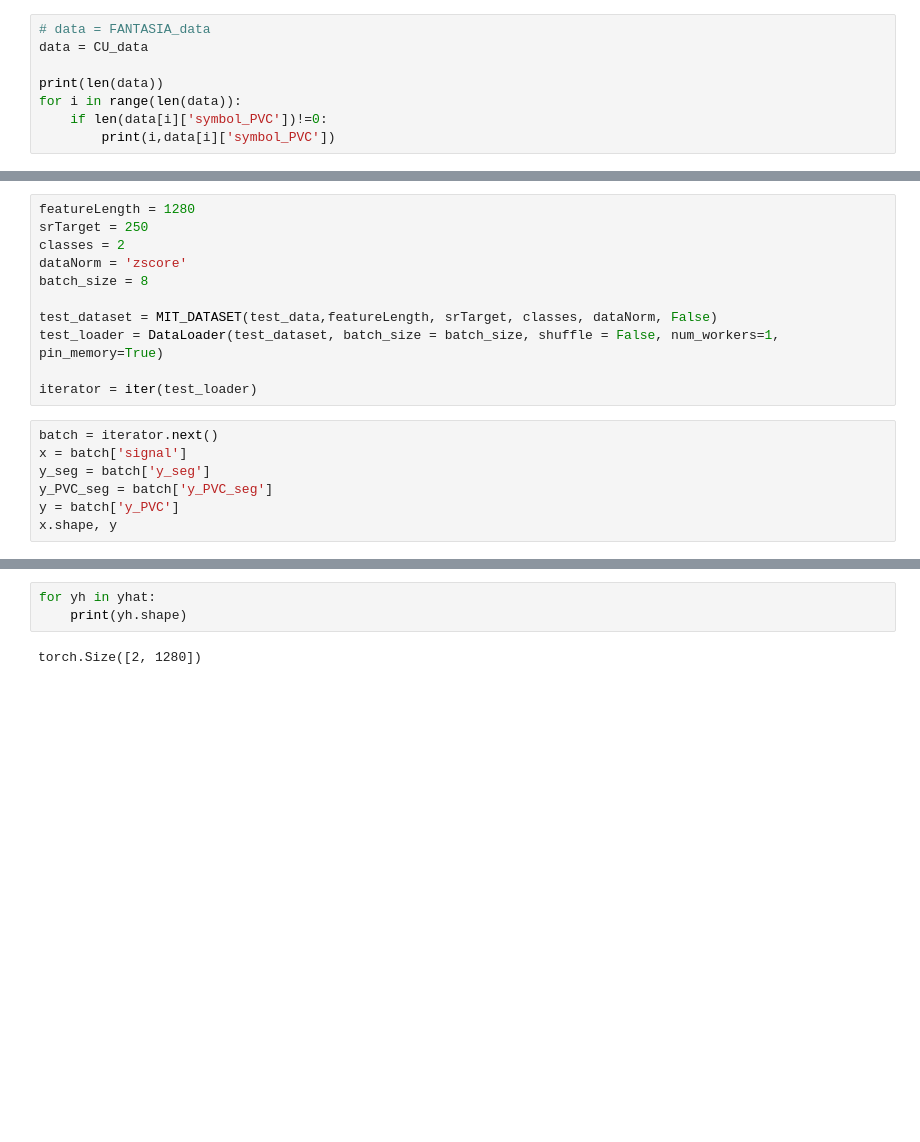
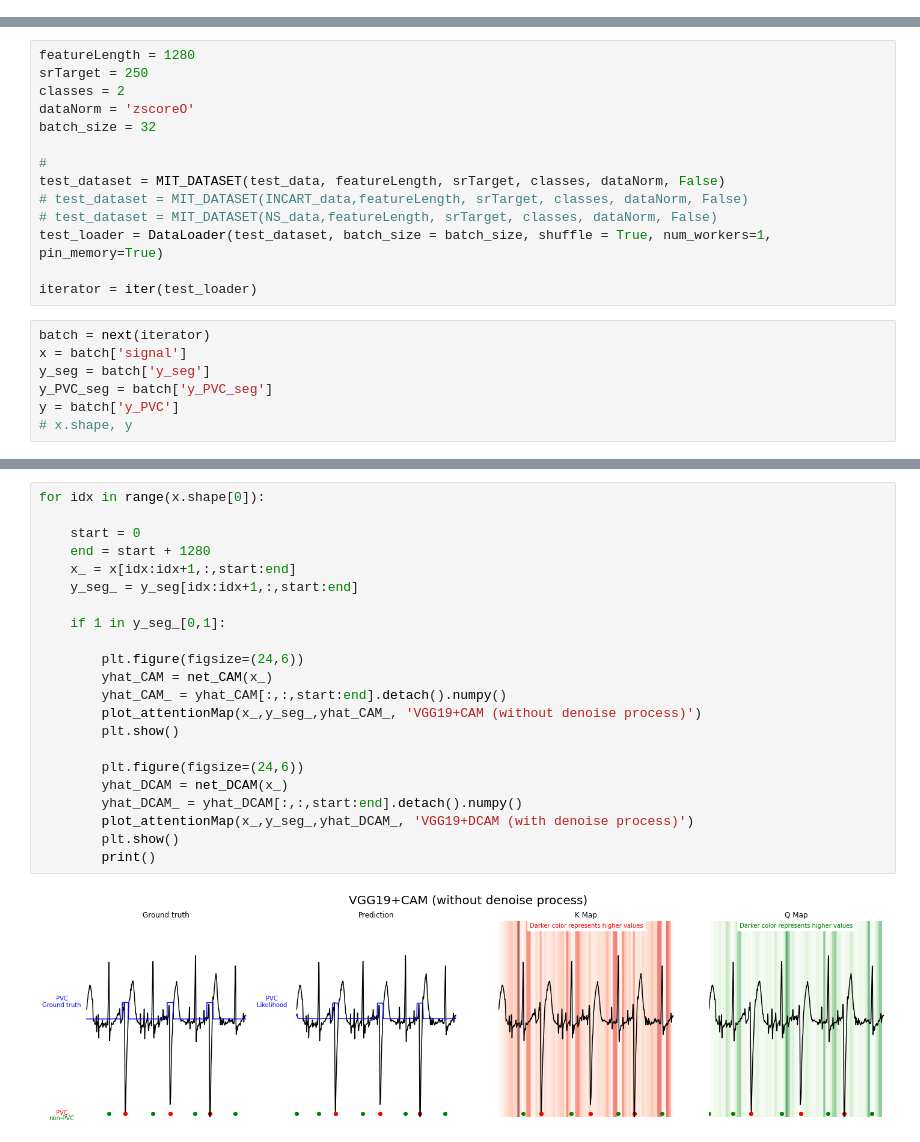
Before and after one commit to kevinkwshin/DCAM, a Jupyter notebook: test.ipynb, the cells around one changed output, grey strips where cells are left out. Saved outputs shown, nothing was run; the diff lists cells and outputs as text; blank space fills up the shorter version.

```diff
--- a/test.ipynb
+++ b/test.ipynb
@@ -33,8 +0,0 @@ len(train_data)
-# %%
-# data = FANTASIA_data
-data = CU_data
-
-print(len(data))
-for i in range(len(data)):
-    if len(data[i]['symbol_PVC'])!=0:
-        print(i,data[i]['symbol_PVC'])
@@ -169,17 +191,20 @@ net.net.down_5.att.add_mod.return_weight = True
 featureLength = 1280
 srTarget = 250
 classes = 2
-dataNorm = 'zscore'
-batch_size = 8
+dataNorm = 'zscoreO'
+batch_size = 32
 
-test_dataset = MIT_DATASET(test_data,featureLength, srTarget, classes, dataNorm, False)
-test_loader = DataLoader(test_dataset, batch_size = batch_size, shuffle = False, num_workers=1, pin_memory=True)
+#
+test_dataset = MIT_DATASET(test_data, featureLength, srTarget, classes, dataNorm, False)
+# test_dataset = MIT_DATASET(INCART_data,featureLength, srTarget, classes, dataNorm, False)
+# test_dataset = MIT_DATASET(NS_data,featureLength, srTarget, classes, dataNorm, False)
+test_loader = DataLoader(test_dataset, batch_size = batch_size, shuffle = True, num_workers=1, pin_memory=True)
 
 iterator = iter(test_loader)
 # %%
-batch = iterator.next()
+batch = next(iterator)
 x = batch['signal']
 y_seg = batch['y_seg']
 y_PVC_seg = batch['y_PVC_seg']
 y = batch['y_PVC']
-x.shape, y
+# x.shape, y
@@ -252,5 +211,24 @@ torch.Size([8, 1, 4514]) torch.Size([1, 1, 1280]) torch.Size([8, 2, 4514]) torch
-# %%
-for yh in yhat:
-    print(yh.shape)
-# %% [output]
-torch.Size([2, 1280])
+# %%
+for idx in range(x.shape[0]):
+
+    start = 0
+    end = start + 1280
+    x_ = x[idx:idx+1,:,start:end]
+    y_seg_ = y_seg[idx:idx+1,:,start:end]
+
+    if 1 in y_seg_[0,1]:
+
+        plt.figure(figsize=(24,6))
+        yhat_CAM = net_CAM(x_)
+        yhat_CAM_ = yhat_CAM[:,:,start:end].detach().numpy()
+        plot_attentionMap(x_,y_seg_,yhat_CAM_, 'VGG19+CAM (without denoise process)')
+        plt.show()
+
+        plt.figure(figsize=(24,6))
+        yhat_DCAM = net_DCAM(x_)
+        yhat_DCAM_ = yhat_DCAM[:,:,start:end].detach().numpy()
+        plot_attentionMap(x_,y_seg_,yhat_DCAM_, 'VGG19+DCAM (with denoise process)')
+        plt.show()
+        print()
+# %% [output]
+[figure, added]
```
Also changed, not shown: parts of 23 cells of this notebook, 5 other files.
